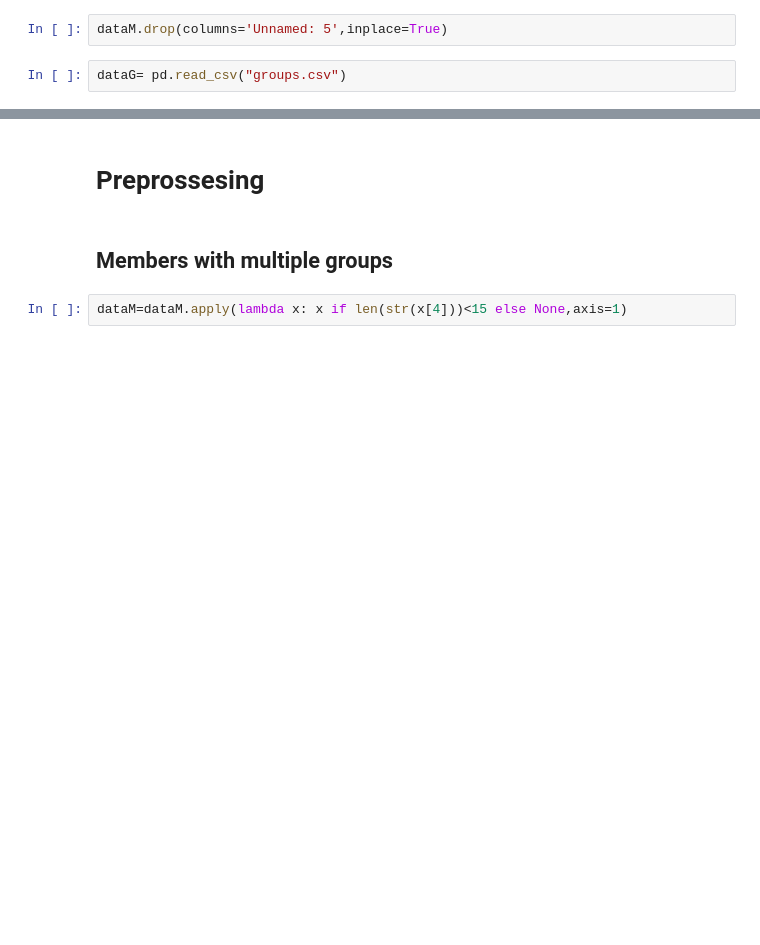
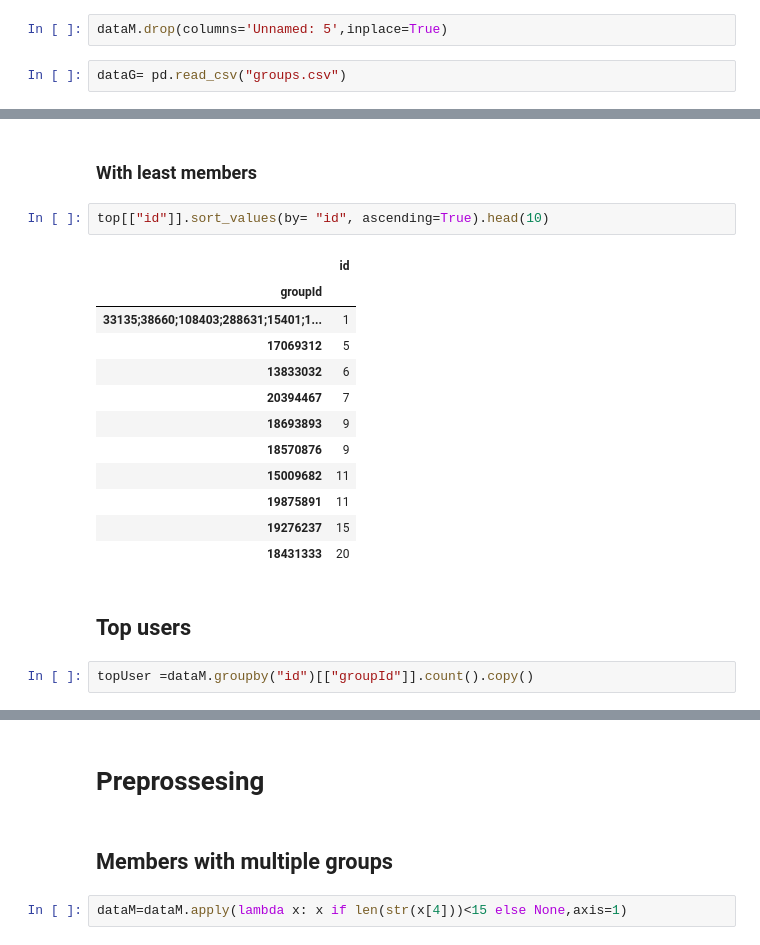
Before and after one commit to bluterplay/7moSemestre, a Jupyter notebook: DatosMasivos/GroupRecom.ipynb, the cells around one changed output, grey strips where cells are left out. Cells and saved outputs as stored; diff of their text form; blank space fills up the shorter version.

```diff
--- a/DatosMasivos/GroupRecom.ipynb
+++ b/DatosMasivos/GroupRecom.ipynb
@@ -32,0 +122,21 @@ dataG.head()
+# %% [markdown]
+### With least members
+# %%
+top[["id"]].sort_values(by= "id", ascending=True).head(10)
+# %% [output]
+|  | id |
+| groupId |  |
+| 33135;38660;108403;288631;15401;1... | 1 |
+| 17069312 | 5 |
+| 13833032 | 6 |
+| 20394467 | 7 |
+| 18693893 | 9 |
+| 18570876 | 9 |
+| 15009682 | 11 |
+| 19875891 | 11 |
+| 19276237 | 15 |
+| 18431333 | 20 |
+# %% [markdown]
+## Top users
+# %%
+topUser =dataM.groupby("id")[["groupId"]].count().copy()
```
Also changed, not shown: parts of 35 cells of this notebook, 1 other file.
